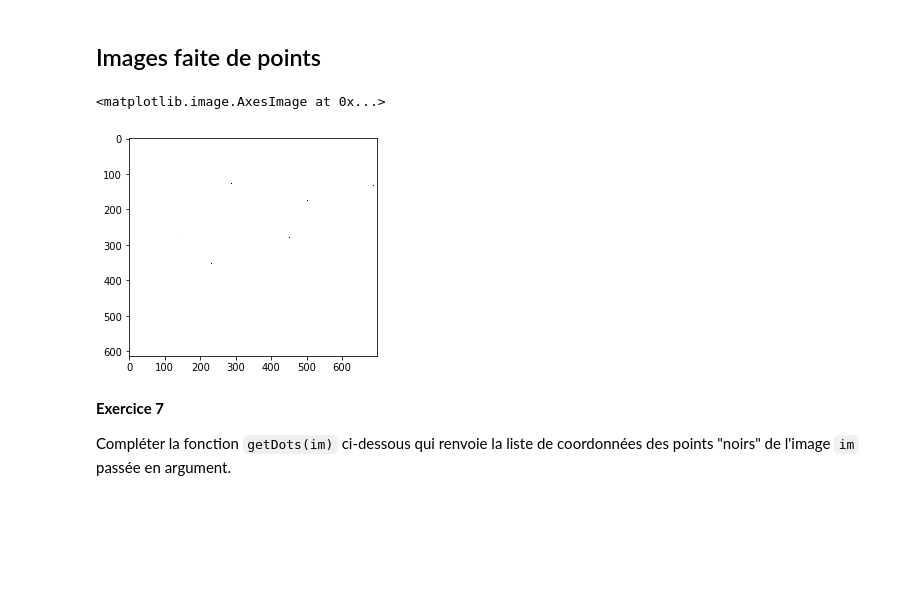
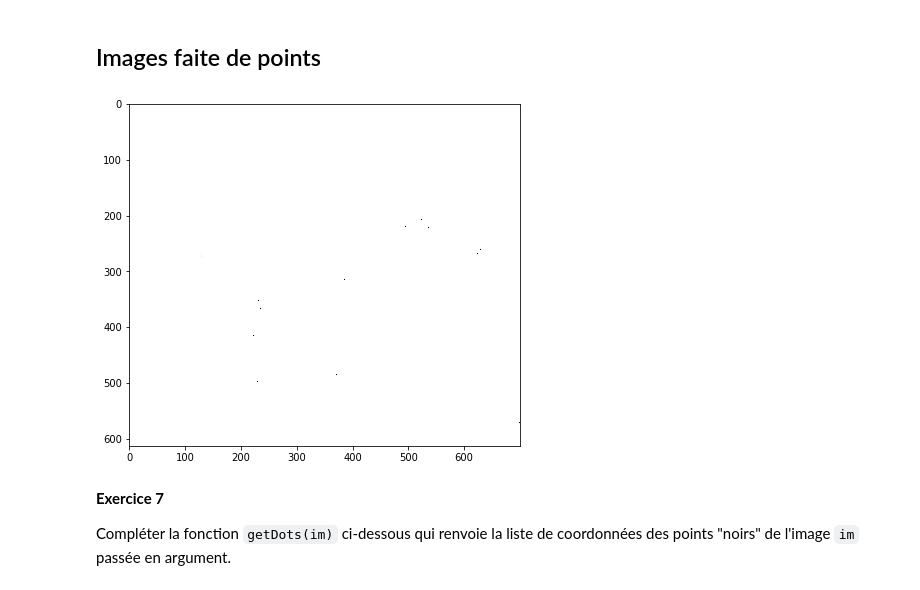
Before and after one commit to fkiaru/LaMerciInfoMP, a Jupyter notebook: Rappels1A/TD_Rappels-Enonce.ipynb, the cells around one changed output. Drawn from its saved outputs; the diff is of its cells as text; code cells hidden in the pictures; blank space fills up the shorter version.

```diff
--- a/Rappels1A/TD_Rappels-Enonce.ipynb
+++ b/Rappels1A/TD_Rappels-Enonce.ipynb
@@ -263,11 +263,12 @@ plt.imshow(inversion(imA))
 # %%
 nf='img/oiseaux.png'
 imO=mpimg.imread(nf)
 imO=imO[:,:,0] # composante rouge
+plt.figure(figsize=(7,7))
 plt.imshow(imO)
+plt.set_cmap('gray') # palette de couleur : gray =  nuance de gris
 # %% [output]
-<matplotlib.image.AxesImage at 0x...>
-[figure, old version]
+[figure, new version]
 # %% [markdown]
 **Exercice 7**
 
```
